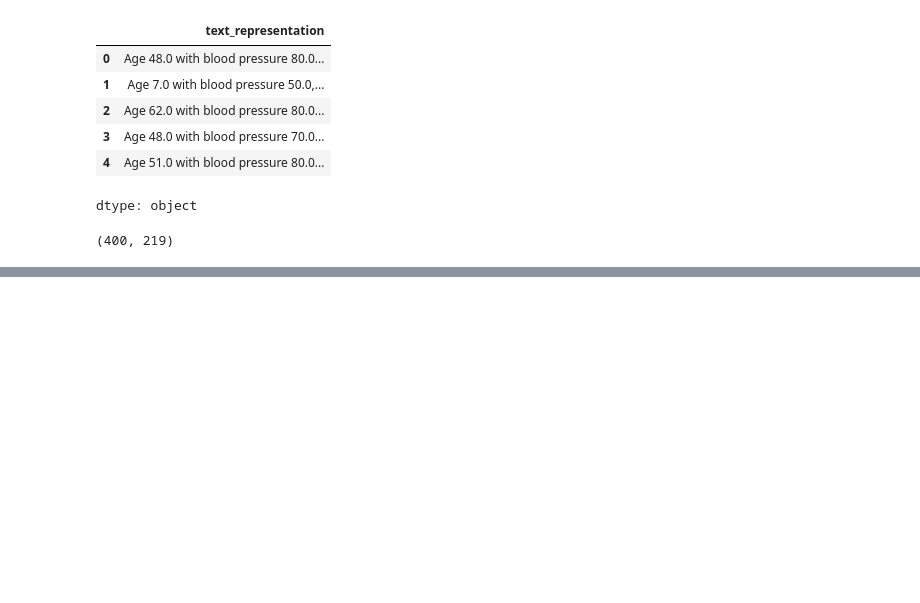
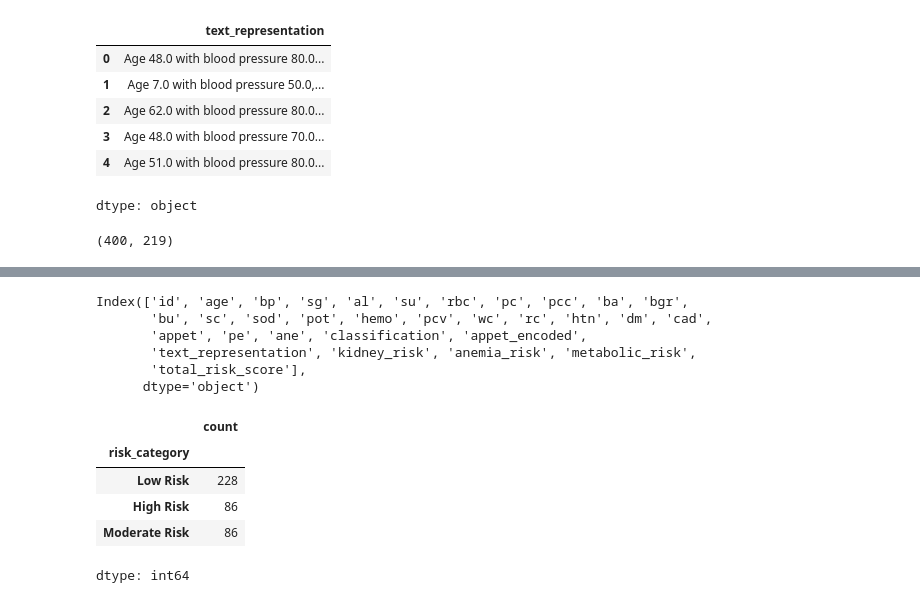
Before and after one commit to Saritha-batch1/Multi-Model-AI-Agent, a Jupyter notebook: multimodel_AI_on_HD_Deekshitha.ipynb, the cells around one changed output, grey strips where cells are left out. Saved outputs shown, nothing was run; the diff lists cells and outputs as text; code cells hidden in the pictures; blank space fills up the shorter version.

```diff
--- a/multimodel_AI_on_HD_Deekshitha.ipynb
+++ b/multimodel_AI_on_HD_Deekshitha.ipynb
@@ -323,0 +380,9 @@ tfidf.shape
+# %%
+df.columns
+# %% [output]
+Index(['id', 'age', 'bp', 'sg', 'al', 'su', 'rbc', 'pc', 'pcc', 'ba', 'bgr',
+       'bu', 'sc', 'sod', 'pot', 'hemo', 'pcv', 'wc', 'rc', 'htn', 'dm', 'cad',
+       'appet', 'pe', 'ane', 'classification', 'appet_encoded',
+       'text_representation', 'kidney_risk', 'anemia_risk', 'metabolic_risk',
+       'total_risk_score'],
+      dtype='object')
@@ -323,0 +405,9 @@ tfidf.shape
+# %%
+df["risk_category"].value_counts()
+# %% [output]
+|  | count |
+| risk_category |  |
+| Low Risk | 228 |
+| High Risk | 86 |
+| Moderate Risk | 86 |
+dtype: int64
```
Also changed, not shown: parts of 14 cells of this notebook.
